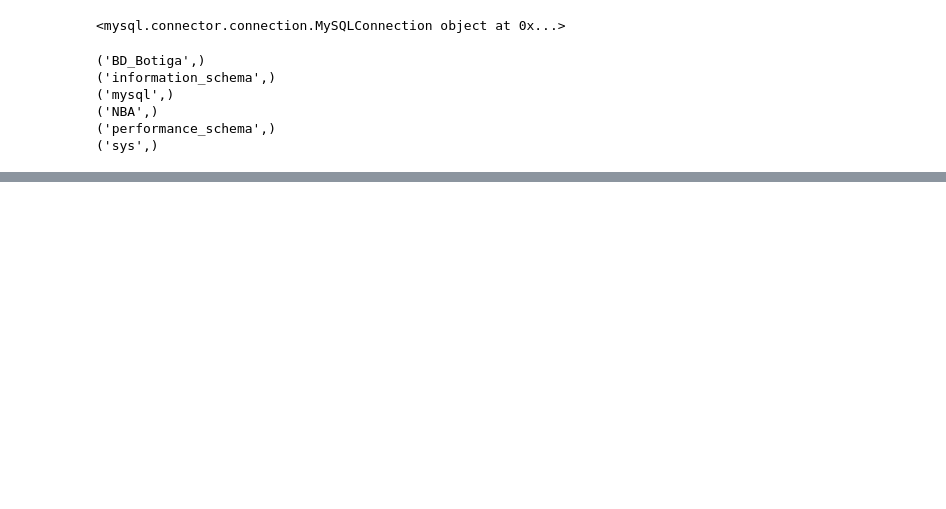
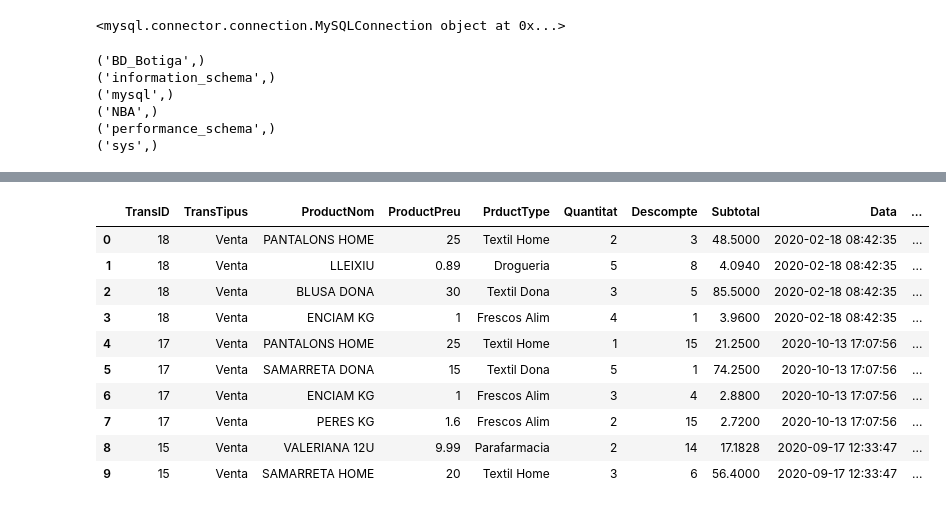
Before and after one commit to Jahdry/Data_Science_Submits, a Jupyter notebook: Sprint17/Base_dades_python/Base_dades.ipynb, the cells around one changed output, grey strips where cells are left out. Saved outputs shown, nothing was run; the diff lists cells and outputs as text; code cells hidden in the pictures; blank space fills up the shorter version.

```diff
--- a/Sprint17/Base_dades_python/Base_dades.ipynb
+++ b/Sprint17/Base_dades_python/Base_dades.ipynb
@@ -43,0 +153,30 @@ tables['teams'] = ("CREATE TABLE `teams` (League_ID ))
+# %%
+"""UN COP INTRODUIDES LES DADES FEM LA CONSULTA A LA BDD"""
+
+sql = """
+SELECT t.TransID,
+trt.TransTipusNom AS TransTipus,
+pr.ProductNom,
+pr.ProductPreu,
+tp.TipusNom AS PrductType,
+lt.Quantitat,
+lt.Descompte,
+(lt.Quantitat * pr.ProductPreu - (lt.Quantitat * ProductPreu / 100 * lt.Descompte)) AS Subtotal,
+t.Data,
+CONCAT (ps.Nom,' ',ps.Cognoms) AS Client,
+e.NomEstab AS Establiment,
+CONCAT (ps2.Nom,' ', ps2.Cognoms) AS Venedor,
+p.PagamentNom AS MetodePagament
+
+FROM LINEA_TRANSACCIO lt
+JOIN TRANSACCIO t ON lt.TRANSACCIO_TransID = t.TransID AND lt.TRANSACCIO_TRANS_TIPUS_TransTipusID = TRANS_TIPUS_TransTipusID
+JOIN TRANS_TIPUS trt ON lt.TRANSACCIO_TRANS_TIPUS_TransTipusID = trt.TransTipusID
+JOIN PRODUCTE pr ON lt.PRODUCTE_ProductID = pr.ProductID
+JOIN TIPUS_PRODUCTE tp  ON tp.TipusID = pr.TIPUS_PRODUCTE_TipusID
+JOIN CLIENT c ON t.CLIENT_CodiClient = c.CodiClient
+JOIN PERSONA ps ON ps.DNI = c.PERSONA_DNI
+JOIN TREBALLADOR tr ON t.TREBALLADOR_CodiTreb = tr.CodiTreb
+JOIN PERSONA ps2 ON ps2.DNI = tr.PERSONA_DNI
+JOIN ESTABLIMENT e ON t.ESTABLIMENT_CodiEstab = e.CodiEstab
+JOIN PAGAMENT p ON p.PagamentID = t.PAGAMENT_PagamentID
+"""
@@ -43,0 +193,14 @@ tables['teams'] = ("CREATE TABLE `teams` (League_ID ))
+# %%
+sales.head(10)
+# %% [output]
+|  | TransID | TransTipus | ProductNom | ProductPreu | PrductType | Quantitat | Descompte | Subtotal | Data | ... |
+| 0 | 18 | Venta | PANTALONS HOME | 25 | Textil Home | 2 | 3 | 48.5000 | 2020-02-18 08:42:35 | ... |
+| 1 | 18 | Venta | LLEIXIU | 0.89 | Drogueria | 5 | 8 | 4.0940 | 2020-02-18 08:42:35 | ... |
+| 2 | 18 | Venta | BLUSA DONA | 30 | Textil Dona | 3 | 5 | 85.5000 | 2020-02-18 08:42:35 | ... |
+| 3 | 18 | Venta | ENCIAM KG | 1 | Frescos Alim | 4 | 1 | 3.9600 | 2020-02-18 08:42:35 | ... |
+| 4 | 17 | Venta | PANTALONS HOME | 25 | Textil Home | 1 | 15 | 21.2500 | 2020-10-13 17:07:56 | ... |
+| 5 | 17 | Venta | SAMARRETA DONA | 15 | Textil Dona | 5 | 1 | 74.2500 | 2020-10-13 17:07:56 | ... |
+| 6 | 17 | Venta | ENCIAM KG | 1 | Frescos Alim | 3 | 4 | 2.8800 | 2020-10-13 17:07:56 | ... |
+| 7 | 17 | Venta | PERES KG | 1.6 | Frescos Alim | 2 | 15 | 2.7200 | 2020-10-13 17:07:56 | ... |
+| 8 | 15 | Venta | VALERIANA 12U | 9.99 | Parafarmacia | 2 | 14 | 17.1828 | 2020-09-17 12:33:47 | ... |
+| 9 | 15 | Venta | SAMARRETA HOME | 20 | Textil Home | 3 | 6 | 56.4000 | 2020-09-17 12:33:47 | ... |
```
Also changed, not shown: parts of 17 cells of this notebook, 1 other file.
